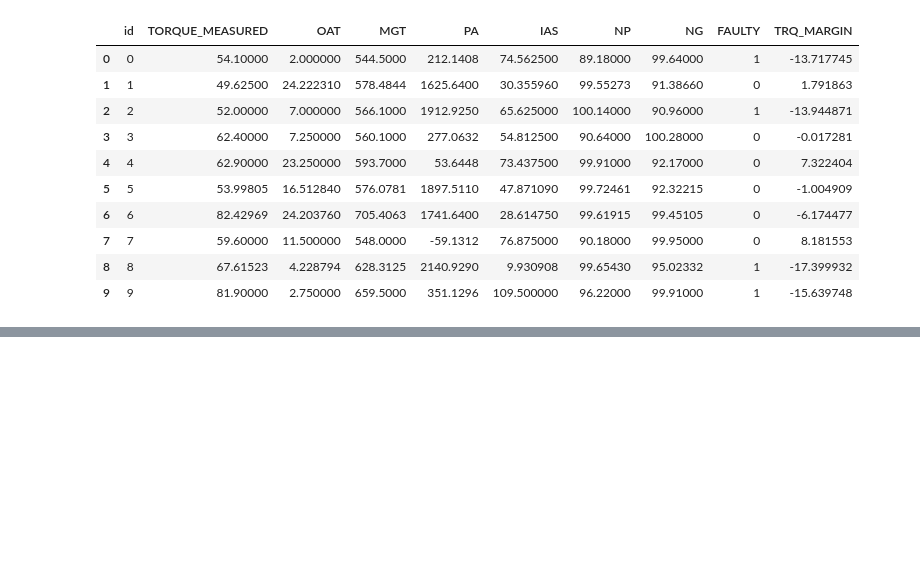
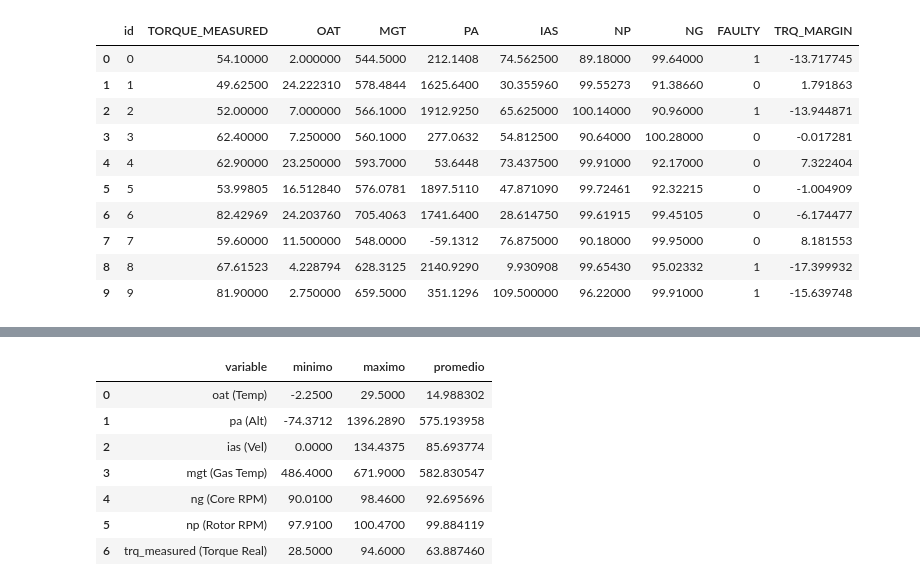
Before and after one commit to Catalinaqi/Project_MPPR-AI_B_PHM_America_2024, a Jupyter notebook: notebooks/00_pre_analysis-part-1.ipynb, the cells around one changed output, grey strips where cells are left out. Cells and saved outputs as stored; diff of their text form; code cells hidden in the pictures; blank space fills up the shorter version.

```diff
--- a/notebooks/test_read_data.ipynb
+++ b/notebooks/00_pre_analysis-part-1.ipynb
@@ -378,0 +499,79 @@ display(legend_df)
+# %%
+
+# --- CONFIGURACIÓN DE PANDAS PARA VER TODO EL TEXTO ---
+pd.set_option('display.max_colwidth', None)
+pd.set_option('display.max_columns', None)
+
+# --- CONFIGURACIÓN DE TUS PATHS ---
+# Reemplaza con tus strings o variables de ruta reales si es necesario
+# x_test_path = r"K:\...\data\challenge\X_test.csv"
+# x_validation_path = r"K:\...\data\challenge\X_validation.csv"
+
+con = duckdb.connect()
+
+# Diccionario para automatizar el bucle
+challenge_datasets = {
+    "CHALLENGE - VALIDACIÓN": x_validation_path,
+    "CHALLENGE - TEST": x_test_path
+}
+
+for nombre, ruta in challenge_datasets.items():
+    print("\n" + "="*80)
+    print(f"🔍 AUDITORÍA DE INGENIERÍA: {nombre}")
+    print(f"📁 Ruta: {ruta}")
+    print("="*80)
+
+    try:
+        # 1. Análisis de integridad y violaciones físicas en el CSV
+        query_limites = f"""
+        SELECT
+            COUNT(*) AS total_registros,
+            -- Buscar nulos en columnas críticas
+            SUM(CASE WHEN ng IS NULL THEN 1 ELSE 0 END) AS nulos_ng,
+            SUM(CASE WHEN np IS NULL THEN 1 ELSE 0 END) AS nulos_np,
+            SUM(CASE WHEN oat IS NULL THEN 1 ELSE 0 END) AS nulos_oat,
+            SUM(CASE WHEN mgt IS NULL THEN 1 ELSE 0 END) AS nulos_mgt,
+
+            -- Verificar si Ng viene en cero puro (riesgo latente de infinitos)
+            SUM(CASE WHEN ng = 0 THEN 1 ELSE 0 END) AS filas_ng_cero,
+
+            -- Límites operativos de seguridad del motor
+            SUM(CASE WHEN mgt < 200 THEN 1 ELSE 0 END) AS anomalidades_mgt_frio,
+            SUM(CASE WHEN np < 80 THEN 1 ELSE 0 END) AS anomalidades_np_bajas,
+            SUM(CASE WHEN trq_measured <= 0 THEN 1 ELSE 0 END) AS torque_cero_o_negativo
+        FROM read_csv_auto('{ruta}')
+        """
+
+        print("\n📊 1. Reporte de Anomalías Físicas y Calidad de Datos:")
+        df_limites = con.sql(query_limites).df()
+        display(df_limites)
+
+        # 2. Resumen estadístico de las dimensiones de los sensores
+        query_stats = f"""
+        SELECT 'oat (Temp)' AS variable, MIN(oat) AS minimo, MAX(oat) AS maximo, AVG(oat) AS promedio FROM read_csv_auto('{ruta}')
+        UNION ALL
+        SELECT 'pa (Alt)', MIN(pa), MAX(pa), AVG(pa) FROM read_csv_auto('{ruta}')
+        UNION ALL
+        SELECT 'ias (Vel)', MIN(ias), MAX(ias), AVG(ias) FROM read_csv_auto('{ruta}')
+        UNION ALL
+        SELECT 'mgt (Gas Temp)', MIN(mgt), MAX(mgt), AVG(mgt) FROM read_csv_auto('{ruta}')
+        UNION ALL
+        SELECT 'ng (Core RPM)', MIN(ng), MAX(ng), AVG(ng) FROM read_csv_auto('{ruta}')
+        UNION ALL
+        SELECT 'np (Rotor RPM)', MIN(np), MAX(np), AVG(np) FROM read_csv_auto('{ruta}')
+        UNION ALL
+        SELECT 'trq_measured (Torque Real)', MIN(trq_measured), MAX(trq_measured), AVG(trq_measured) FROM read_csv_auto('{ruta}')
+        """
+
+        print("\n📈 2. Perfil Estadístico General de Sensores:")
+        df_stats = con.sql(query_stats).df()
+        display(df_stats)
+
+        # 3. Mapeo de columnas existentes para el Schema Matching
+        query_schema = f"DESCRIBE SELECT * FROM read_csv_auto('{ruta}')"
+        columnas_presentes = con.sql(query_schema).df()['column_name'].tolist()
+        print(f"\n📋 3. Columnas detectadas en el archivo: {columnas_presentes}")
+
+    except Exception as e:
+        print(f"❌ Error al intentar procesar el dataset: {e}")
+# %% [output]
@@ -378,0 +587,8 @@ display(legend_df)
+|  | variable | minimo | maximo | promedio |
+| 0 | oat (Temp) | -2.2500 | 29.5000 | 14.988302 |
+| 1 | pa (Alt) | -74.3712 | 1396.2890 | 575.193958 |
+| 2 | ias (Vel) | 0.0000 | 134.4375 | 85.693774 |
+| 3 | mgt (Gas Temp) | 486.4000 | 671.9000 | 582.830547 |
+| 4 | ng (Core RPM) | 90.0100 | 98.4600 | 92.695696 |
+| 5 | np (Rotor RPM) | 97.9100 | 100.4700 | 99.884119 |
+| 6 | trq_measured (Torque Real) | 28.5000 | 94.6000 | 63.887460 |
```
Also changed, not shown: parts of 20 cells of this notebook, 22 other files.
